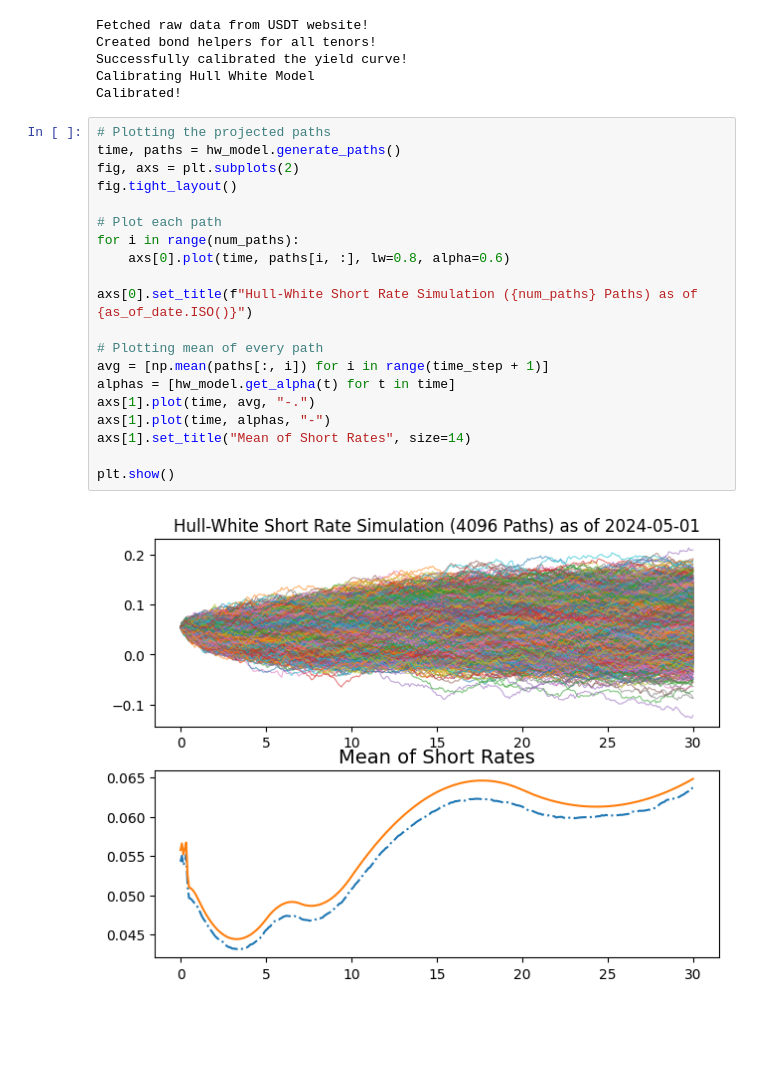
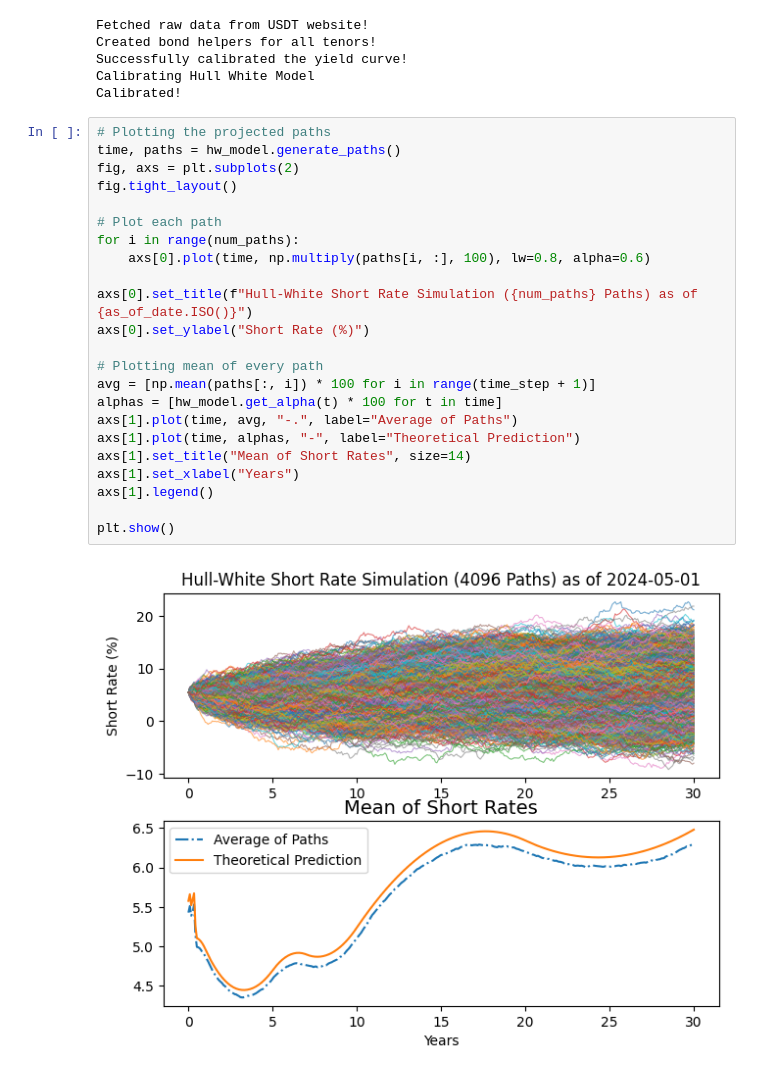
Before and after one commit to sainiabhinav95/quant_models, a Jupyter notebook: hull_white.ipynb, the cells around one changed output. Cells and saved outputs as stored; diff of their text form; blank space fills up the shorter version.

Commit message:
Added labels to charts

```diff
--- a/hull_white.ipynb
+++ b/hull_white.ipynb
@@ -105,22 +105,25 @@ Calibrated!
 # %%
 # Plotting the projected paths
 time, paths = hw_model.generate_paths()
 fig, axs = plt.subplots(2)
 fig.tight_layout()
 
 # Plot each path
 for i in range(num_paths):
-    axs[0].plot(time, paths[i, :], lw=0.8, alpha=0.6)
+    axs[0].plot(time, np.multiply(paths[i, :], 100), lw=0.8, alpha=0.6)
 
 axs[0].set_title(f"Hull-White Short Rate Simulation ({num_paths} Paths) as of {as_of_date.ISO()}")
+axs[0].set_ylabel("Short Rate (%)")
 
 # Plotting mean of every path
-avg = [np.mean(paths[:, i]) for i in range(time_step + 1)]
-alphas = [hw_model.get_alpha(t) for t in time]
-axs[1].plot(time, avg, "-.")
-axs[1].plot(time, alphas, "-")
+avg = [np.mean(paths[:, i]) * 100 for i in range(time_step + 1)]
+alphas = [hw_model.get_alpha(t) * 100 for t in time]
+axs[1].plot(time, avg, "-.", label="Average of Paths")
+axs[1].plot(time, alphas, "-", label="Theoretical Prediction")
 axs[1].set_title("Mean of Short Rates", size=14)
+axs[1].set_xlabel("Years")
+axs[1].legend()
 
 plt.show()
 # %% [output]
-[figure, old version]
+[figure, new version]
```
